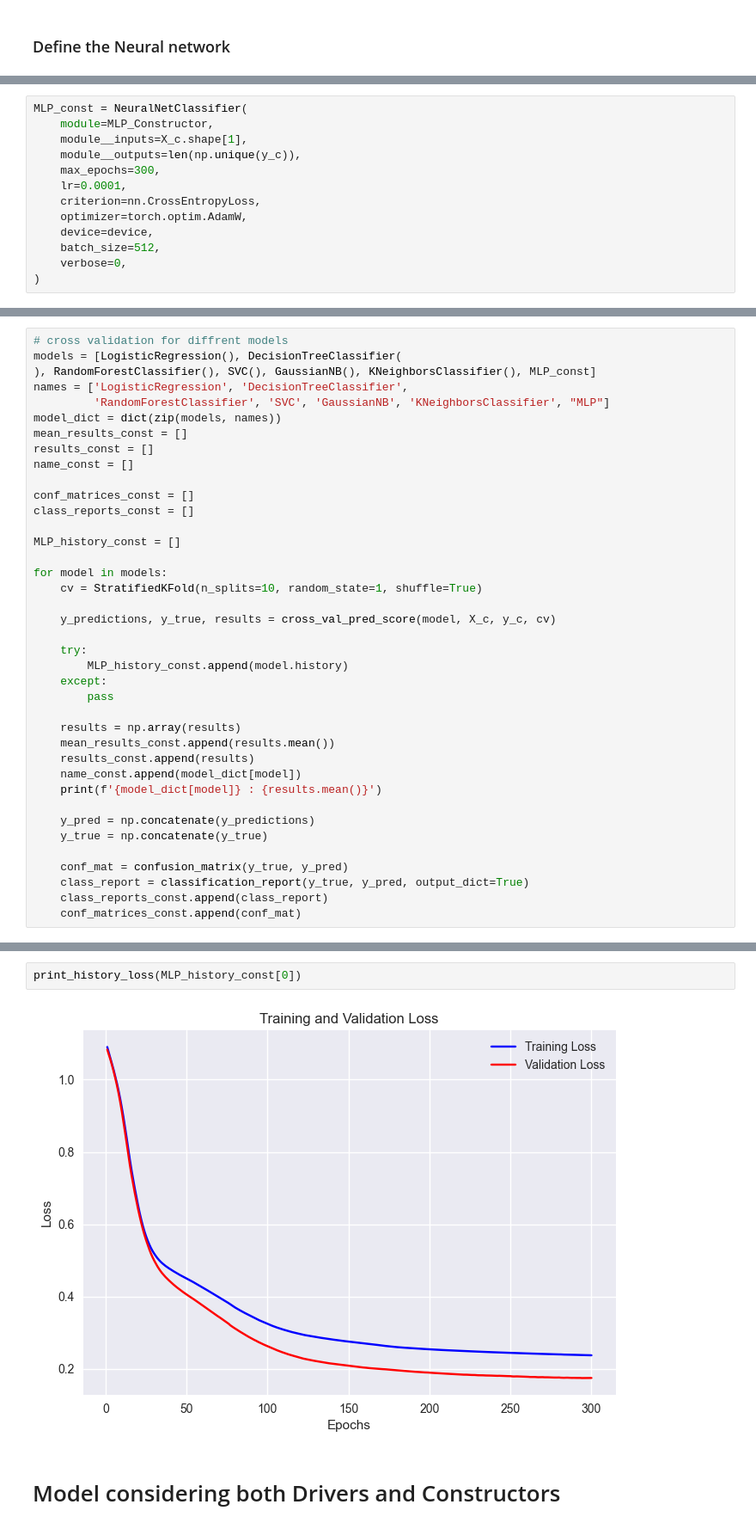
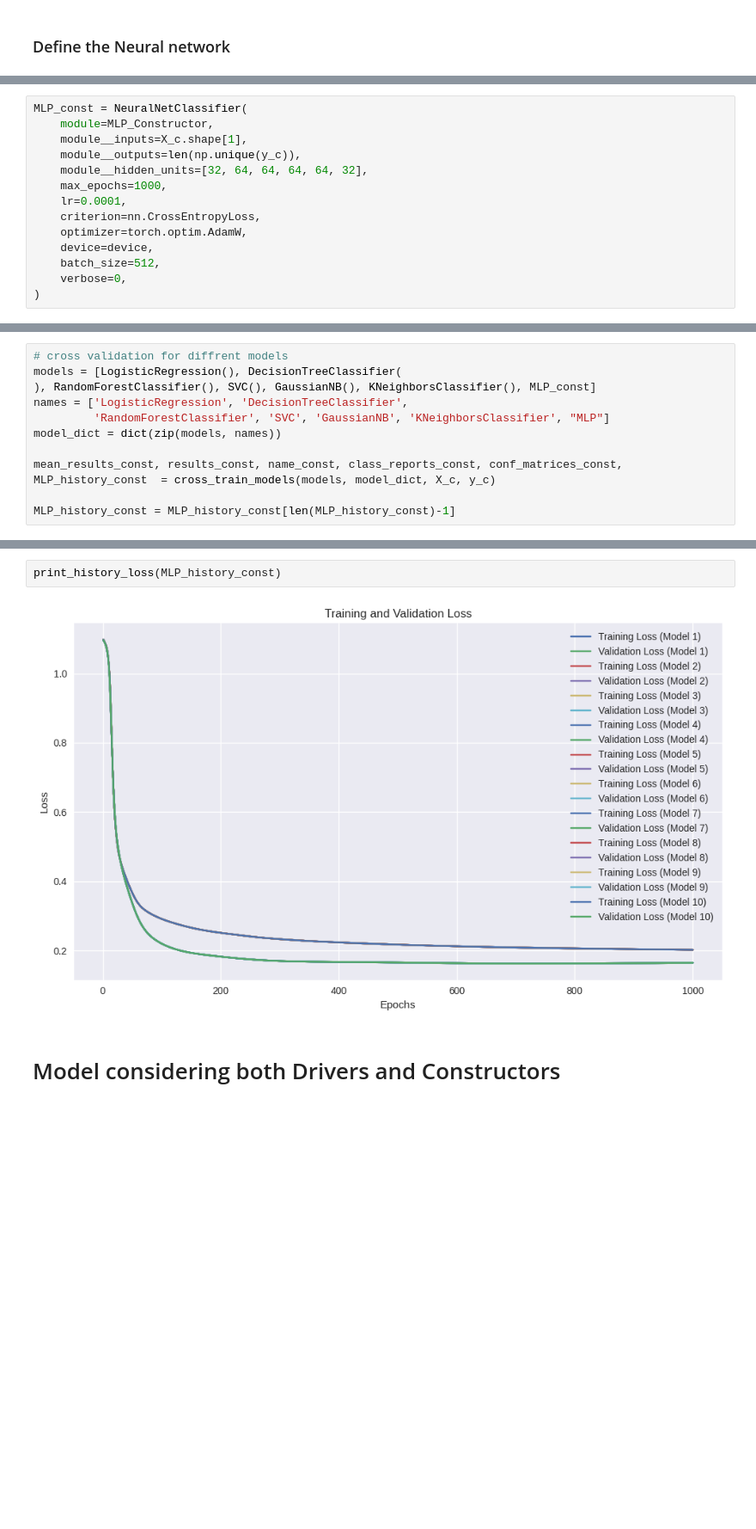
Before and after one commit to andresnowak/formula_1_ai_model, a Jupyter notebook: 04.ML_Modelling.ipynb, the cells around one changed output, grey strips where cells are left out. Shown at 86% size. Saved outputs shown, nothing was run; the diff lists cells and outputs as text; blank space fills up the shorter version.

```diff
--- a/04.ML_Modelling.ipynb
+++ b/04.ML_Modelling.ipynb
@@ -514,7 +606,8 @@ MLP_const = NeuralNetClassifier(
     module=MLP_Constructor,
     module__inputs=X_c.shape[1],
     module__outputs=len(np.unique(y_c)),
-    max_epochs=300,
+    module__hidden_units=[32, 64, 64, 64, 64, 32],
+    max_epochs=1000,
     lr=0.0001,
     criterion=nn.CrossEntropyLoss,
     optimizer=torch.optim.AdamW,
@@ -549,37 +622,9 @@ models = [LogisticRegression(), DecisionTreeClassifier(
 names = ['LogisticRegression', 'DecisionTreeClassifier',
          'RandomForestClassifier', 'SVC', 'GaussianNB', 'KNeighborsClassifier', "MLP"]
 model_dict = dict(zip(models, names))
-mean_results_const = []
-results_const = []
-name_const = []
 
-conf_matrices_const = []
-class_reports_const = []
+mean_results_const, results_const, name_const, class_reports_const, conf_matrices_const, MLP_history_const  = cross_train_models(models, model_dict, X_c, y_c)
 
-MLP_history_const = []
-
-for model in models:
-    cv = StratifiedKFold(n_splits=10, random_state=1, shuffle=True)
-
-    y_predictions, y_true, results = cross_val_pred_score(model, X_c, y_c, cv)
-
-    try:
-        MLP_history_const.append(model.history)
-    except:
-        pass
-
-    results = np.array(results)
-    mean_results_const.append(results.mean())
-    results_const.append(results)
-    name_const.append(model_dict[model])
-    print(f'{model_dict[model]} : {results.mean()}')
-
-    y_pred = np.concatenate(y_predictions)
-    y_true = np.concatenate(y_true)
-
-    conf_mat = confusion_matrix(y_true, y_pred)
-    class_report = classification_report(y_true, y_pred, output_dict=True)
-    class_reports_const.append(class_report)
-    conf_matrices_const.append(conf_mat)
+MLP_history_const = MLP_history_const[len(MLP_history_const)-1]
 # %% [output]
 LogisticRegression : 0.9174950298210736
@@ -669,7 +708,7 @@ print_box_plots(results_const, name_const)
 # %%
-print_history_loss(MLP_history_const[0])
+print_history_loss(MLP_history_const)
 # %% [output]
-[figure, old version]
+[figure, new version]
 # %% [markdown]
 # Model considering both Drivers and Constructors
 # %%
```
Also changed, not shown: parts of 36 cells of this notebook.
